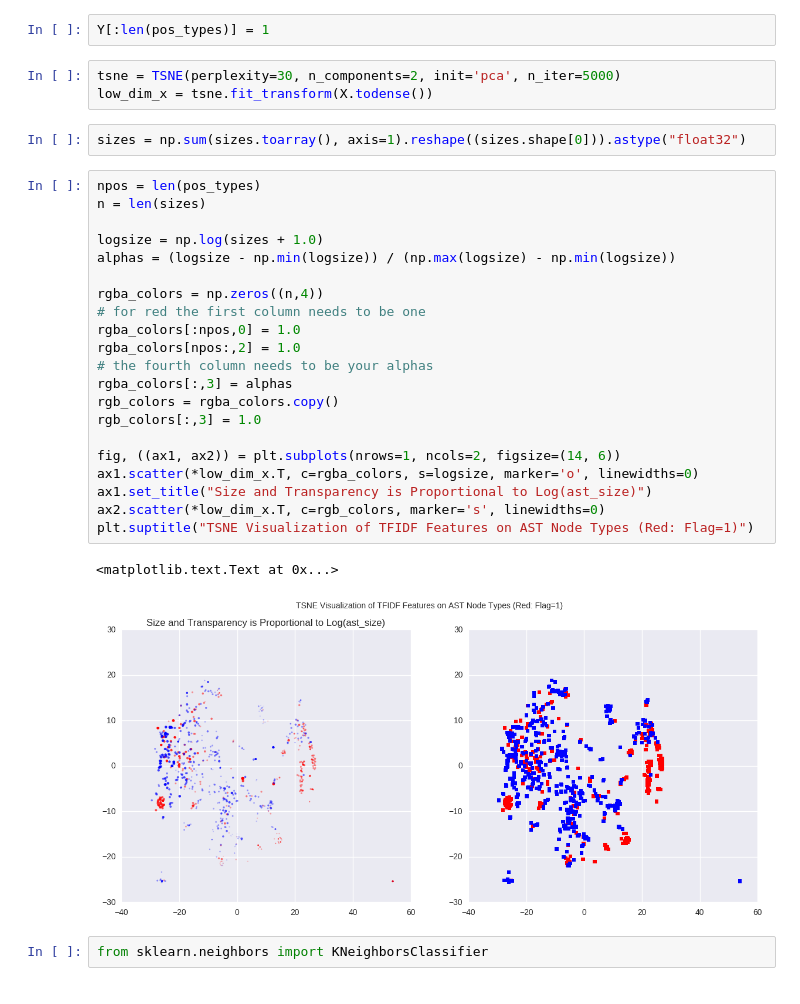
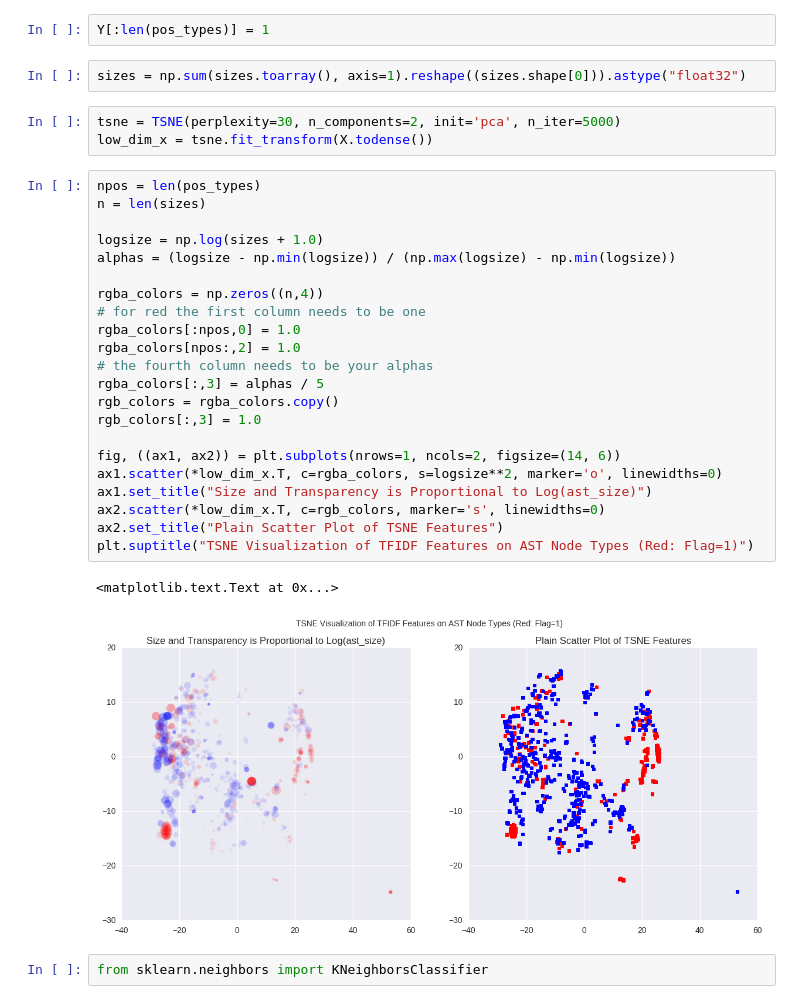
Before and after one commit to yiransheng/content-aware-ad-blocker, a Jupyter notebook: yiran-notebook/AST-Metrics.ipynb, the cells around one changed output. Saved outputs shown, nothing was run; the diff lists cells and outputs as text.

```diff
--- a/yiran-notebook/AST-Metrics.ipynb
+++ b/yiran-notebook/AST-Metrics.ipynb
@@ -183,35 +183,36 @@ X = vectorizer.fit_transform(pos_types + neg_types)
 Y = np.zeros(dtype=np.int32, shape=[X.shape[0]])
 # %%
 Y[:len(pos_types)] = 1
+# %%
+sizes = np.sum(sizes.toarray(), axis=1).reshape((sizes.shape[0])).astype("float32")
 # %%
 tsne = TSNE(perplexity=30, n_components=2, init='pca', n_iter=5000)
 low_dim_x = tsne.fit_transform(X.todense())
-# %%
-sizes = np.sum(sizes.toarray(), axis=1).reshape((sizes.shape[0])).astype("float32")
 # %%
 npos = len(pos_types)
 n = len(sizes)
 
 logsize = np.log(sizes + 1.0)
 alphas = (logsize - np.min(logsize)) / (np.max(logsize) - np.min(logsize))
 
 rgba_colors = np.zeros((n,4))
 # for red the first column needs to be one
 rgba_colors[:npos,0] = 1.0
 rgba_colors[npos:,2] = 1.0
 # the fourth column needs to be your alphas
-rgba_colors[:,3] = alphas
+rgba_colors[:,3] = alphas / 5
 rgb_colors = rgba_colors.copy()
 rgb_colors[:,3] = 1.0
 
 fig, ((ax1, ax2)) = plt.subplots(nrows=1, ncols=2, figsize=(14, 6))
-ax1.scatter(*low_dim_x.T, c=rgba_colors, s=logsize, marker='o', linewidths=0)
+ax1.scatter(*low_dim_x.T, c=rgba_colors, s=logsize**2, marker='o', linewidths=0)
 ax1.set_title("Size and Transparency is Proportional to Log(ast_size)")
 ax2.scatter(*low_dim_x.T, c=rgb_colors, marker='s', linewidths=0)
+ax2.set_title("Plain Scatter Plot of TSNE Features")
 plt.suptitle("TSNE Visualization of TFIDF Features on AST Node Types (Red: Flag=1)")
 # %% [output]
 <matplotlib.text.Text at 0x...>
-[figure, old version]
+[figure, new version]
 # %%
 from sklearn.neighbors import KNeighborsClassifier
 # %%
```
Also changed, not shown: parts of 1 cell of this notebook.
